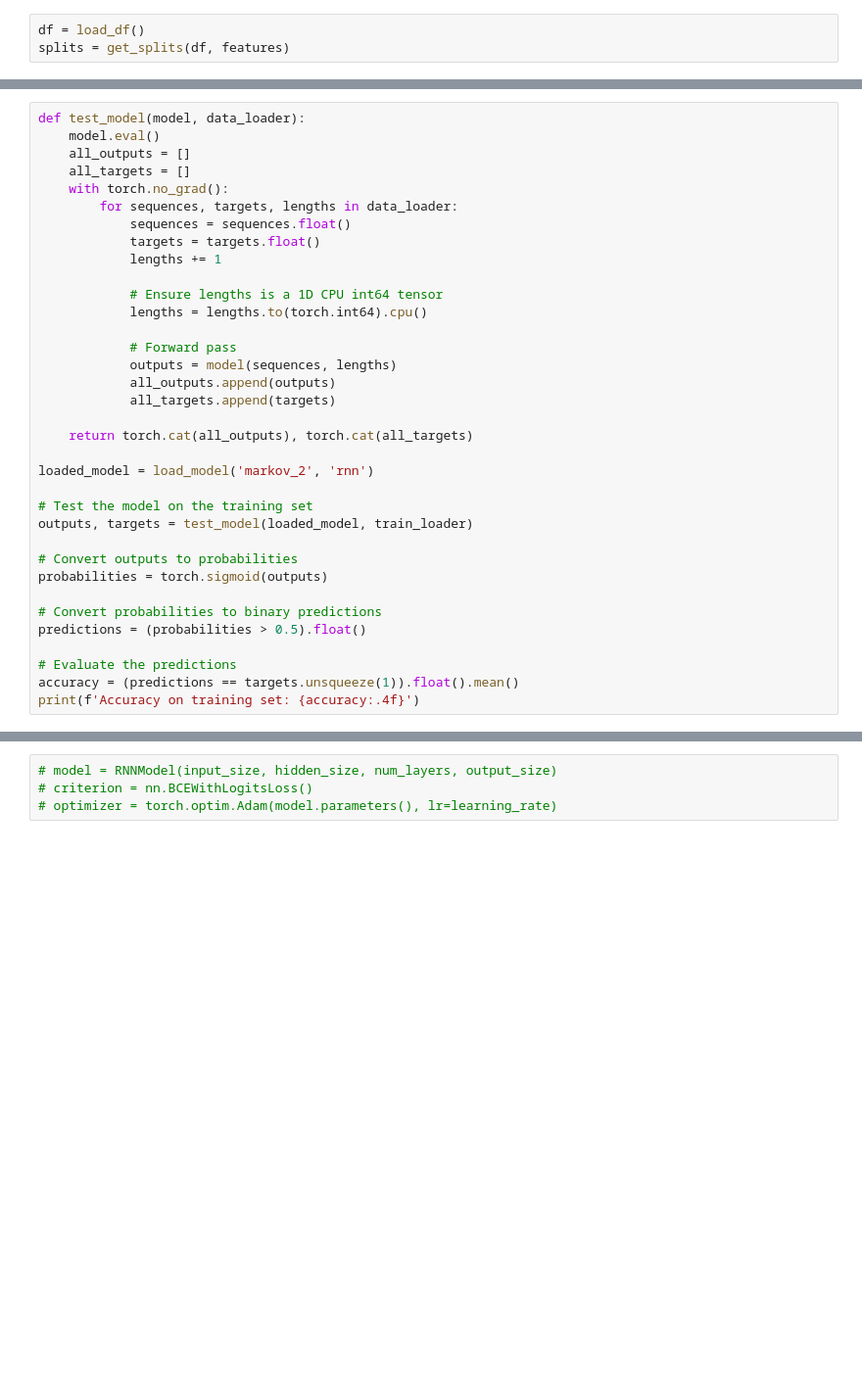
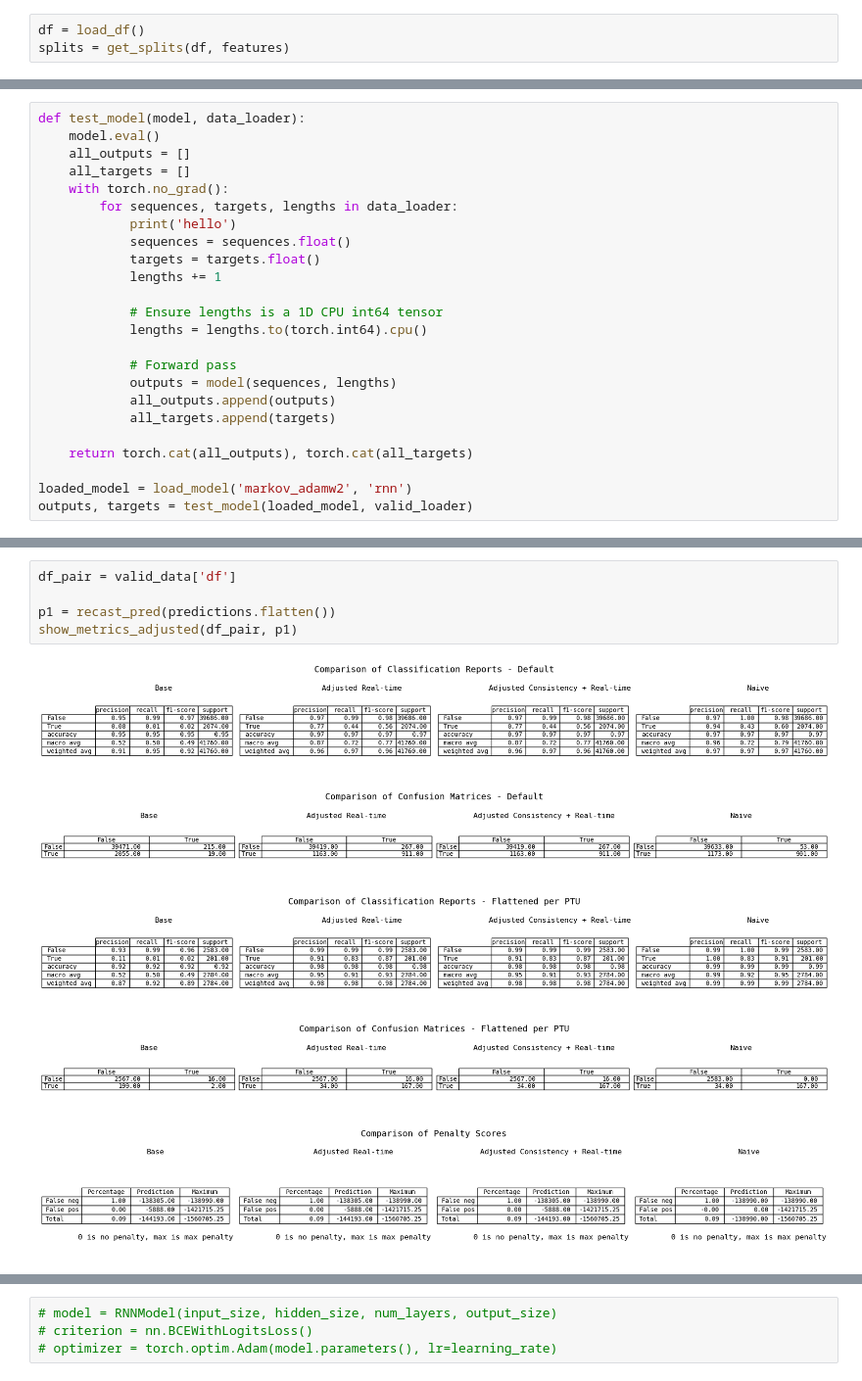
Before and after one commit to SmallNub/tweedejaars_project, a Jupyter notebook: notebooks/markov_rnn copy 2.ipynb, the cells around one changed output, grey strips where cells are left out. Shown: that part at 98% size. Saved outputs shown, nothing was run; the diff lists cells and outputs as text; blank space fills up the shorter version.

```diff
--- a/notebooks/markov_rnn copy 2.ipynb
+++ b/notebooks/markov_rnn copy 2.ipynb
@@ -285,6 +267,7 @@ def test_model(model, data_loader):
     all_targets = []
     with torch.no_grad():
         for sequences, targets, lengths in data_loader:
+            print('hello')
             sequences = sequences.float()
             targets = targets.float()
             lengths += 1
@@ -299,18 +282,6 @@ def test_model(model, data_loader):
 
     return torch.cat(all_outputs), torch.cat(all_targets)
 
-loaded_model = load_model('markov_2', 'rnn')
-
-# Test the model on the training set
-outputs, targets = test_model(loaded_model, train_loader)
-
-# Convert outputs to probabilities
-probabilities = torch.sigmoid(outputs)
-
-# Convert probabilities to binary predictions
-predictions = (probabilities > 0.5).float()
-
-# Evaluate the predictions
-accuracy = (predictions == targets.unsqueeze(1)).float().mean()
-print(f'Accuracy on training set: {accuracy:.4f}')
+loaded_model = load_model('markov_adamw2', 'rnn')
+outputs, targets = test_model(loaded_model, valid_loader)
 # %% [output]
@@ -321,0 +314,11 @@ tensor(1215.)
+# %%
+df_pair = valid_data['df']
+
+p1 = recast_pred(predictions.flatten())
+show_metrics_adjusted(df_pair, p1)
+# %% [output]
+[figure, added]
+[figure, added]
+[figure, added]
+[figure, added]
+[figure, added]
```
Also changed, not shown: parts of 20 cells of this notebook, 4 other files.
